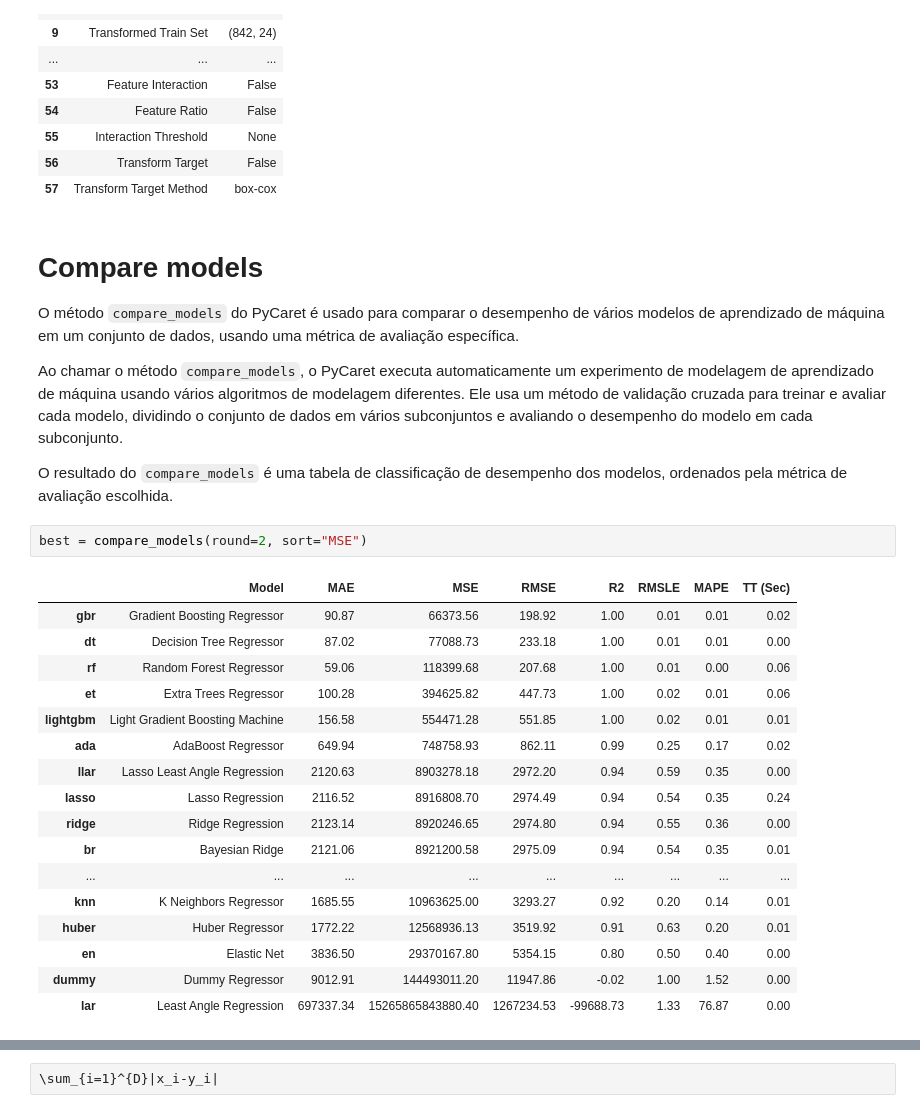
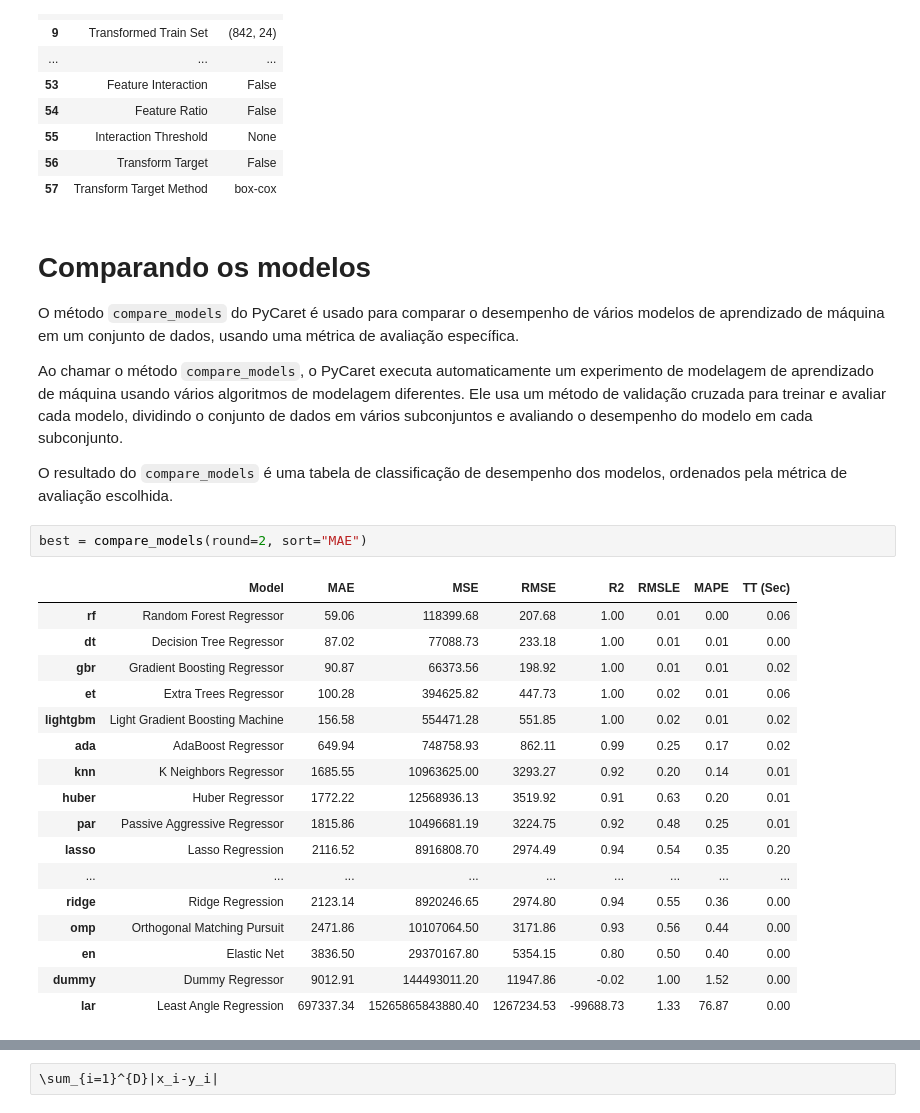
Before and after one commit to lstarke/Health-Insurance-Cost-Prediction, a Jupyter notebook: LeandroStarke_Health_Insurance_Cost_Prediction_(AutoML).ipynb, the cells around one changed output, grey strips where cells are left out. Saved outputs shown, nothing was run; the diff lists cells and outputs as text.

```diff
--- a/LeandroStarke_Health_Insurance_Cost_Prediction_(AutoML).ipynb
+++ b/LeandroStarke_Health_Insurance_Cost_Prediction_(AutoML).ipynb
@@ -81,7 +81,7 @@ reg = setup(data=train,
 | 56 | Transform Target | False |
 | 57 | Transform Target Method | box-cox |
 # %% [markdown]
-# Compare models
+# Comparando os modelos
 
 O método `compare_models` do PyCaret é usado para comparar o desempenho de vários modelos de aprendizado de máquina em um conjunto de dados, usando uma métrica de avaliação específica.
 
@@ -89,22 +89,22 @@ Ao chamar o método `compare_models`, o PyCaret executa automaticamente um exper
 
 O resultado do `compare_models` é uma tabela de classificação de desempenho dos modelos, ordenados pela métrica de avaliação escolhida.
 # %%
-best = compare_models(round=2, sort="MSE")
+best = compare_models(round=2, sort="MAE")
 # %% [output]
 |  | Model | MAE | MSE | RMSE | R2 | RMSLE | MAPE | TT (Sec) |
+| rf | Random Forest Regressor | 59.06 | 118399.68 | 207.68 | 1.00 | 0.01 | 0.00 | 0.06 |
+| dt | Decision Tree Regressor | 87.02 | 77088.73 | 233.18 | 1.00 | 0.01 | 0.01 | 0.00 |
 | gbr | Gradient Boosting Regressor | 90.87 | 66373.56 | 198.92 | 1.00 | 0.01 | 0.01 | 0.02 |
-| dt | Decision Tree Regressor | 87.02 | 77088.73 | 233.18 | 1.00 | 0.01 | 0.01 | 0.00 |
-| rf | Random Forest Regressor | 59.06 | 118399.68 | 207.68 | 1.00 | 0.01 | 0.00 | 0.06 |
 | et | Extra Trees Regressor | 100.28 | 394625.82 | 447.73 | 1.00 | 0.02 | 0.01 | 0.06 |
-| lightgbm | Light Gradient Boosting Machine | 156.58 | 554471.28 | 551.85 | 1.00 | 0.02 | 0.01 | 0.01 |
+| lightgbm | Light Gradient Boosting Machine | 156.58 | 554471.28 | 551.85 | 1.00 | 0.02 | 0.01 | 0.02 |
 | ada | AdaBoost Regressor | 649.94 | 748758.93 | 862.11 | 0.99 | 0.25 | 0.17 | 0.02 |
-| llar | Lasso Least Angle Regression | 2120.63 | 8903278.18 | 2972.20 | 0.94 | 0.59 | 0.35 | 0.00 |
-| lasso | Lasso Regression | 2116.52 | 8916808.70 | 2974.49 | 0.94 | 0.54 | 0.35 | 0.24 |
-| ridge | Ridge Regression | 2123.14 | 8920246.65 | 2974.80 | 0.94 | 0.55 | 0.36 | 0.00 |
-| br | Bayesian Ridge | 2121.06 | 8921200.58 | 2975.09 | 0.94 | 0.54 | 0.35 | 0.01 |
-| ... | ... | ... | ... | ... | ... | ... | ... | ... |
 | knn | K Neighbors Regressor | 1685.55 | 10963625.00 | 3293.27 | 0.92 | 0.20 | 0.14 | 0.01 |
 | huber | Huber Regressor | 1772.22 | 12568936.13 | 3519.92 | 0.91 | 0.63 | 0.20 | 0.01 |
+| par | Passive Aggressive Regressor | 1815.86 | 10496681.19 | 3224.75 | 0.92 | 0.48 | 0.25 | 0.01 |
+| lasso | Lasso Regression | 2116.52 | 8916808.70 | 2974.49 | 0.94 | 0.54 | 0.35 | 0.20 |
+| ... | ... | ... | ... | ... | ... | ... | ... | ... |
+| ridge | Ridge Regression | 2123.14 | 8920246.65 | 2974.80 | 0.94 | 0.55 | 0.36 | 0.00 |
+| omp | Orthogonal Matching Pursuit | 2471.86 | 10107064.50 | 3171.86 | 0.93 | 0.56 | 0.44 | 0.00 |
 | en | Elastic Net | 3836.50 | 29370167.80 | 5354.15 | 0.80 | 0.50 | 0.40 | 0.00 |
 | dummy | Dummy Regressor | 9012.91 | 144493011.20 | 11947.86 | -0.02 | 1.00 | 1.52 | 0.00 |
 | lar | Least Angle Regression | 697337.34 | 15265865843880.40 | 1267234.53 | -99688.73 | 1.33 | 76.87 | 0.00 |
```
Also changed, not shown: parts of 3 cells of this notebook.
